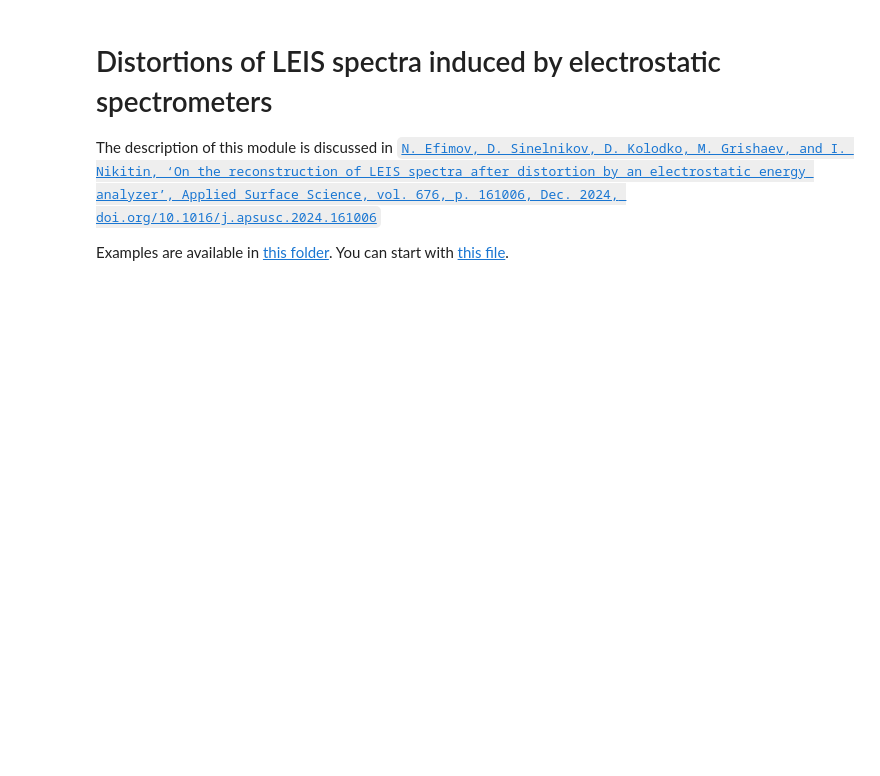
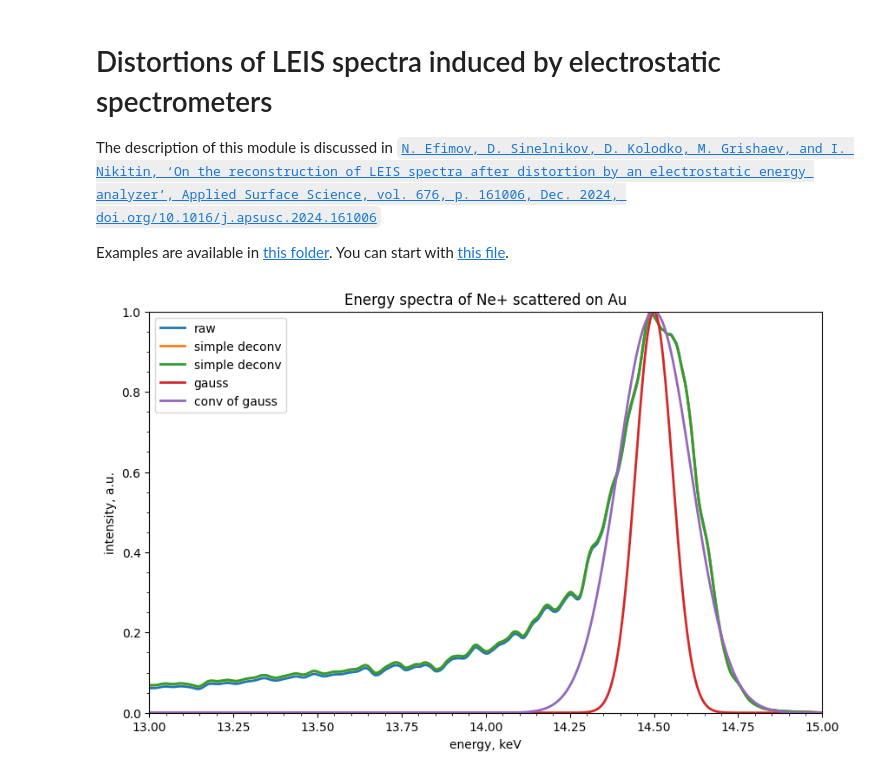
Before and after one commit to mauveferret/SpecRec, a Jupyter notebook: main_example.ipynb, the cells around one changed output. Cells and saved outputs as stored; diff of their text form; code cells hidden in the pictures; blank space fills up the shorter version.

Commit message:
added ConvDeconv in ipynb

```diff
--- a/main_example.ipynb
+++ b/main_example.ipynb
@@ -473,3 +439,47 @@ plt.show()
 The description of this module is discussed in [`N. Efimov, D. Sinelnikov, D. Kolodko, M. Grishaev, and I. Nikitin, ‘On the reconstruction of LEIS spectra after distortion by an electrostatic energy analyzer’, Applied Surface Science, vol. 676, p. 161006, Dec. 2024, doi.org/10.1016/j.apsusc.2024.161006`](https://doi.org/10.1016/j.apsusc.2024.161006)
 
 Examples are available in [this folder](https://github.com/mauveferret/SpecRec/tree/main/examples%20for%20j.apsusc.2024.161006). You can start with [this file](https://github.com/mauveferret/SpecRec/blob/main/examples%20for%20j.apsusc.2024.161006/general_plots.py).
+# %%
+import os, sys
+import matplotlib.pyplot as plt
+import numpy as np
+#change path to working directory
+BASE_LIB_PATH = "tools"
+sys.path.insert(1, os.getcwd()+os.sep+BASE_LIB_PATH)
+import LEIS_tools as leis
+import spectraConvDeconv_tools as scd
+
+spectrum_path0 = os.getcwd()+os.sep+"raw_data"+os.sep+"exp_AuPd"+os.sep+"exp_ref_Ne_Au.dat"
+plt.figure(figsize=(10, 6))
+leis.Emin = 1000
+leis.Emax = 15000
+scd.step = leis.step
+
+data = leis.spectrum(spectrum_path0, 50)
+scd.broadening_kernel_type = "gauss"
+scd.spectrometer_resolution = 0.013
+
+calc_au_spectrum = scd.norm(np.exp(-(data.spectrum_en/1000-14500/1000)**2/2/0.055**2))
+
+broadening_gauss_convolution = scd.norm(scd.broadening_kernel_convolution(calc_au_spectrum, data.spectrum_en,scd.broadening_kernel_type, scd.spectrometer_resolution))
+simple_deconv = scd.norm(scd.simple_deconvolution(data.spectrum_int))
+numerical_deconv  =scd.norm(scd.twomey_deconvolution(data.spectrum_int, data.spectrum_en, scd.broadening_kernel_type, scd.spectrometer_resolution))
+
+plt.plot(data.spectrum_en/1000, data.spectrum_int, linewidth=2, label = "raw")
+plt.plot(data.spectrum_en/1000, simple_deconv, linewidth=2, label = "simple deconv")
+plt.plot(data.spectrum_en/1000, simple_deconv, linewidth=2, label = "simple deconv")
+plt.plot(data.spectrum_en/1000, calc_au_spectrum, linewidth=2, label = "gauss")
+
+plt.plot(data.spectrum_en/1000, broadening_gauss_convolution[:len(data.spectrum_en)], linewidth=2, label = "conv of gauss")
+#plt.plot(data.spectrum_en/1000, numerical_deconv, linewidth=2, label = "numeric deconv")
+
+plt.xlim(13, 15)
+plt.ylim(0, 1)
+plt.xlabel("energy, keV")
+plt.ylabel("intensity, a.u.")
+plt.title("Energy spectra of Ne+ scattered on Au")
+plt.minorticks_on()
+plt.legend()
+plt.show()
+# %% [output]
+[figure, added]
```
Also changed, not shown: parts of 1 cell of this notebook.
